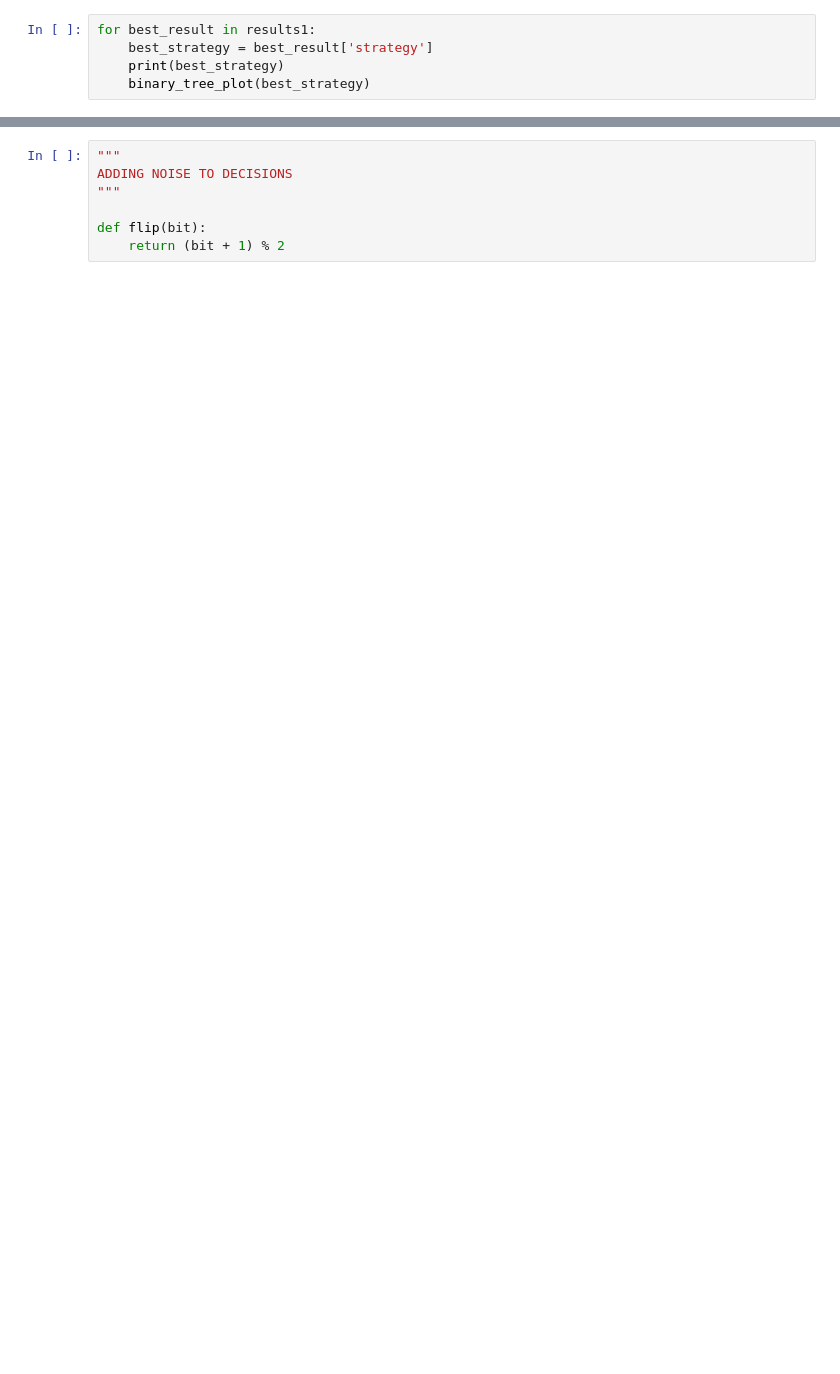
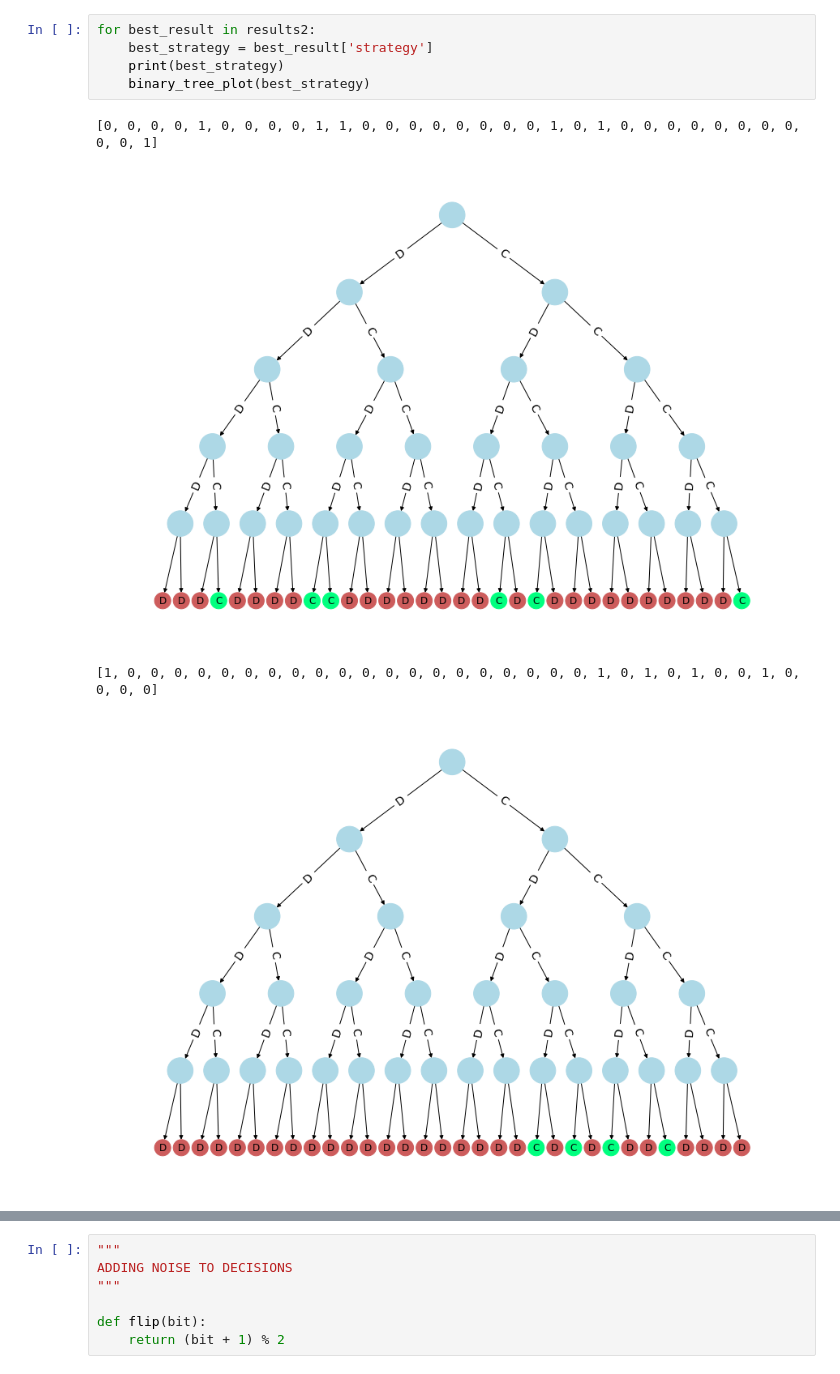
Before and after one commit to nathanieltroy/Genetic-Algorithms-Iterated-Prisoners-Dilemma, a Jupyter notebook: Iterated Prisoners Dilemma Part 2.ipynb, the cells around one changed output, grey strips where cells are left out. Cells and saved outputs as stored; diff of their text form; blank space fills up the shorter version.

```diff
--- a/Iterated Prisoners Dilemma Part 2.ipynb
+++ b/Iterated Prisoners Dilemma Part 2.ipynb
@@ -508,5 +508,10 @@ plot(results2, 'mutation rate', 'mean fitness per generation')
 # %%
-for best_result in results1:
+for best_result in results2:
     best_strategy = best_result['strategy']
     print(best_strategy)
     binary_tree_plot(best_strategy)
+# %% [output]
+[0, 0, 0, 0, 1, 0, 0, 0, 0, 1, 1, 0, 0, 0, 0, 0, 0, 0, 0, 1, 0, 1, 0, 0, 0, 0, 0, 0, 0, 0, 0, 0, 1]
+[figure, added]
+[1, 0, 0, 0, 0, 0, 0, 0, 0, 0, 0, 0, 0, 0, 0, 0, 0, 0, 0, 0, 0, 1, 0, 1, 0, 1, 0, 0, 1, 0, 0, 0, 0]
+[figure, added]
```
Also changed, not shown: parts of 14 cells of this notebook.
